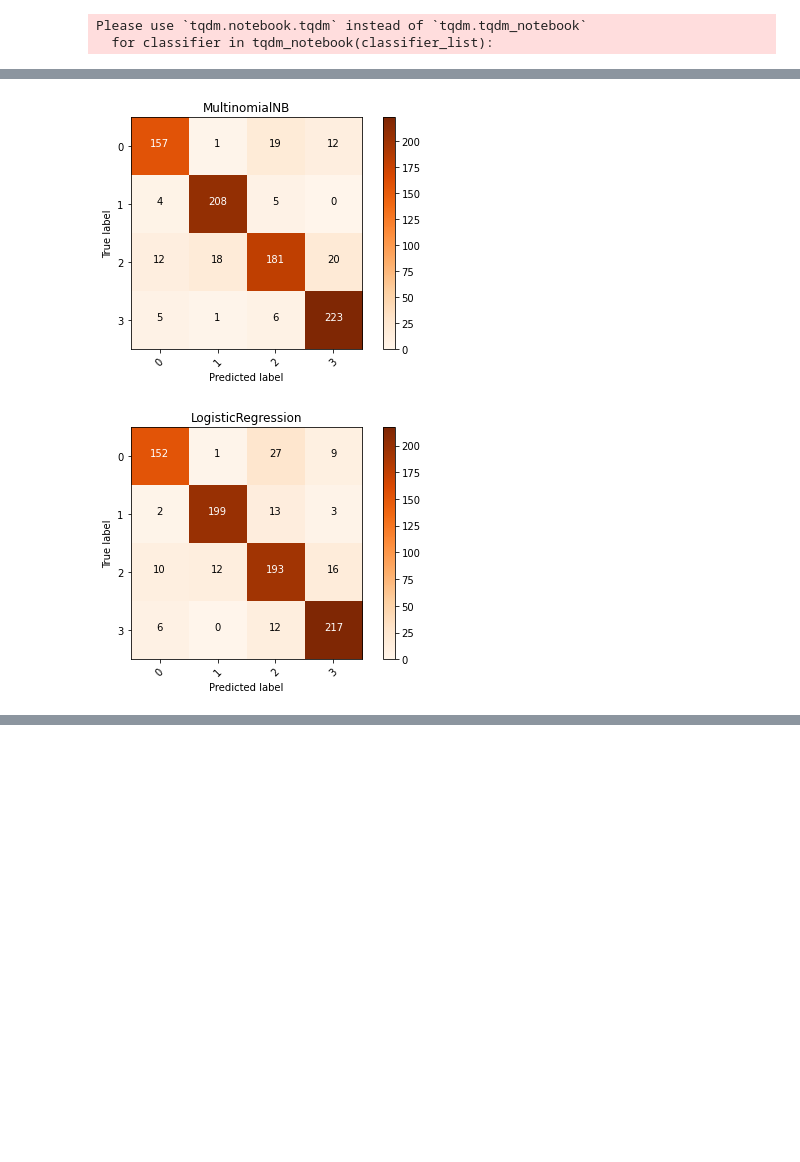
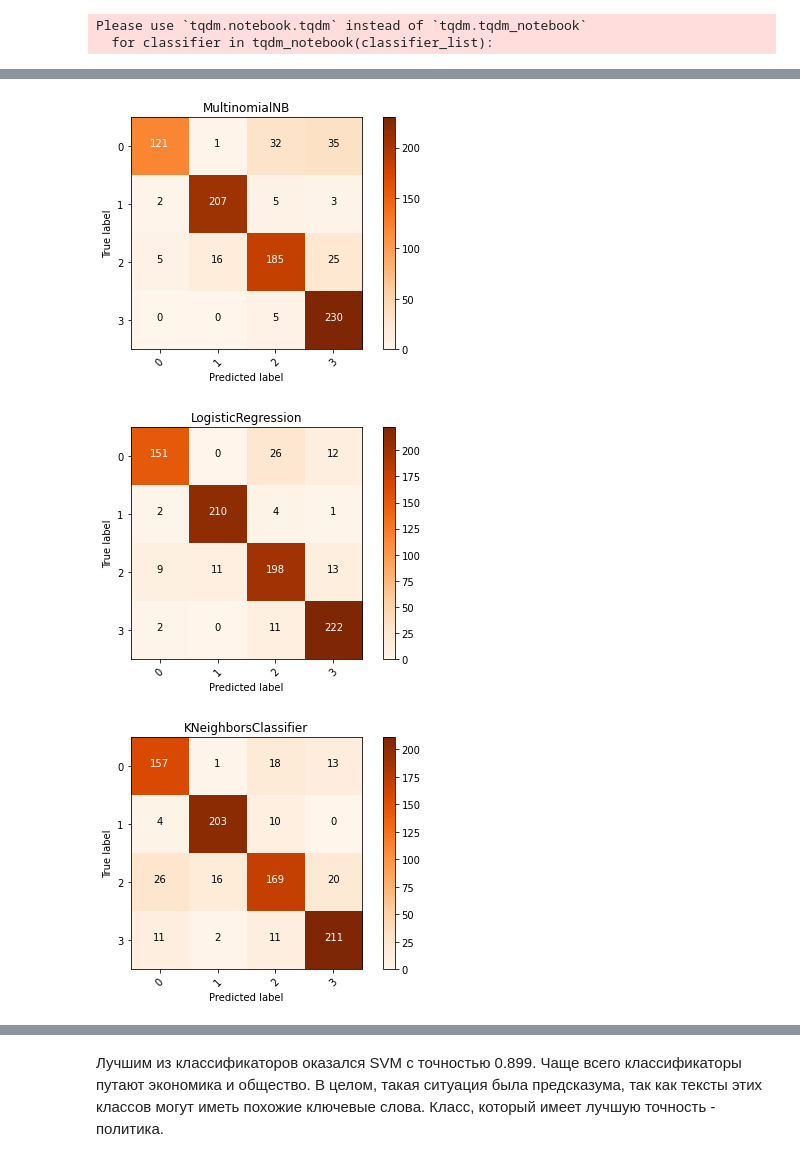
Before and after one commit to MaximKuklin/NLP_labs, a Jupyter notebook: lab2/classification.ipynb, the cells around one changed output, grey strips where cells are left out. Cells and saved outputs as stored; diff of their text form; code cells hidden in the pictures; blank space fills up the shorter version.

```diff
--- a/lab2/classification.ipynb
+++ b/lab2/classification.ipynb
@@ -50,20 +58,6 @@ def create_table(meta):
     table = table.rename(index=new_index)
     return table
 
-
-# def plot_conf_matrixes(meta):
-#     fig, axes = plt.subplots(nrows=2, ncols=1, figsize=(15,10))
-#
-#     for cls, ax in zip(meta.keys(), axes.flatten()):
-#         y_pred = meta[cls]['prediction']
-#
-#         cm = confusion_matrix(y_test, y_pred)
-#         _plot_confusion_matrix(cm, ax)
-#         # ax.title.set_text(type(cls).__name__)
-#     # plt.tight_layout()
-#     plt.show()
-
-
 def _plot_confusion_matrix(cm, title='Confusion matrix', cmap=plt.cm.Oranges):
     plt.imshow(cm, interpolation='nearest', cmap=cmap)
     plt.title(title)
@@ -89,3 +83,4 @@ def plot_confusion_matrix(y_test, y_pred, label='Confusion matrix'):
     np.set_printoptions(precision=2)
     fig, ax = plt.subplots()
     _plot_confusion_matrix(cm, title=label)
+    plt.plot()
@@ -95,24 +87,31 @@ vectors = vectorize_texts(texts)
 # %%
+texts, labels = parse_data()
+
 X_train, X_test, y_train, y_test = train_test_split(
-   vectors, labels, test_size=0.25, random_state=1000)
+   texts, labels, test_size=0.25, random_state=1000)
+
+tfIdfVectorizer = TfidfVectorizer()
+
+X_train = tfIdfVectorizer.fit_transform(X_train)
+X_test = tfIdfVectorizer.transform(X_test)
 # %%
 classifier_list = [
     MultinomialNB(),
     LogisticRegression(),
-    # KNeighborsClassifier(n_neighbors=3),
-    # DecisionTreeClassifier(),
-    # svm.SVC(),
-    # LinearDiscriminantAnalysis(),
-    # RandomForestClassifier(),
-    # AdaBoostClassifier(),
-    # GradientBoostingClassifier()
+    KNeighborsClassifier(n_neighbors=3),
+    DecisionTreeClassifier(),
+    svm.SVC(),
+    RandomForestClassifier(),
+    AdaBoostClassifier(),
+    GradientBoostingClassifier()
                     ]
 # %%
 meta = {}
 
 for classifier in tqdm_notebook(classifier_list):
     classifier.fit(X_train, y_train)
-    name = str(classifier)[:-2]
+
+    name = str(classifier).split('(')[0]
 
     meta[name] = {}
     meta[name]['classifier'] = classifier
@@ -131,6 +136,7 @@ table
 # %%
 for cls in meta.keys():
-    plot_confusion_matrix(y_test, meta[cls]['prediction'], str(meta[cls]['classifier'])[:-2])
+    plot_confusion_matrix(y_test, meta[cls]['prediction'], str(meta[cls]['classifier']).split('(')[0])
 # %% [output]
-[figure, old version]
+[figure, new version]
-[figure, old version]
+[figure, new version]
+[figure, added]
@@ -136,0 +148,4 @@ for cls in meta.keys():
+# %% [markdown]
+Лучшим из классификаторов оказался SVM с точностью 0.899. Чаще всего классификаторы путают экономика и общество.
+В целом, такая ситуация была предсказума, так как тексты этих классов могут иметь похожие ключевые слова. Класс,
+который имеет лучшую точность - политика.
```
Also changed, not shown: parts of 5 cells of this notebook, 1 other file.
